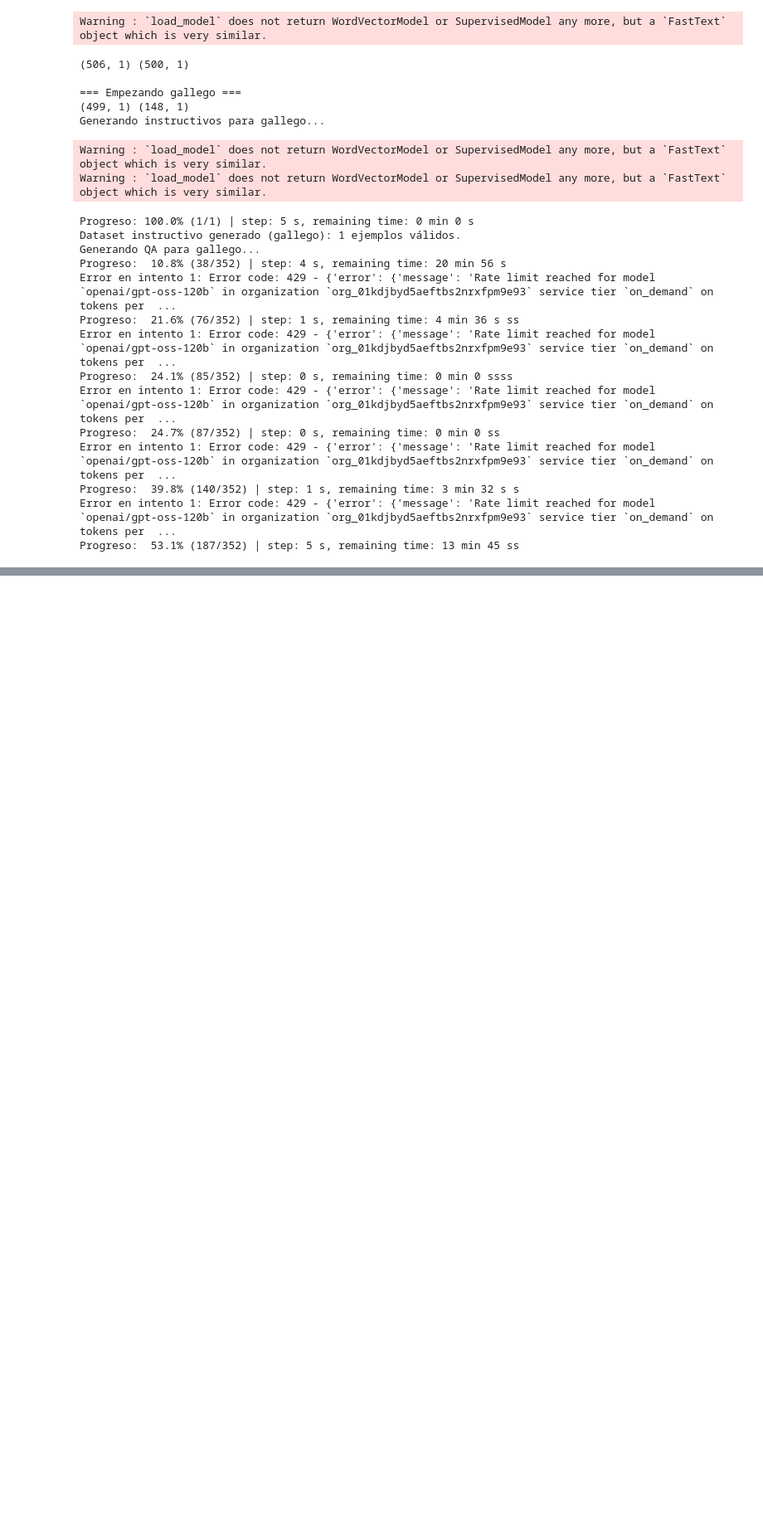
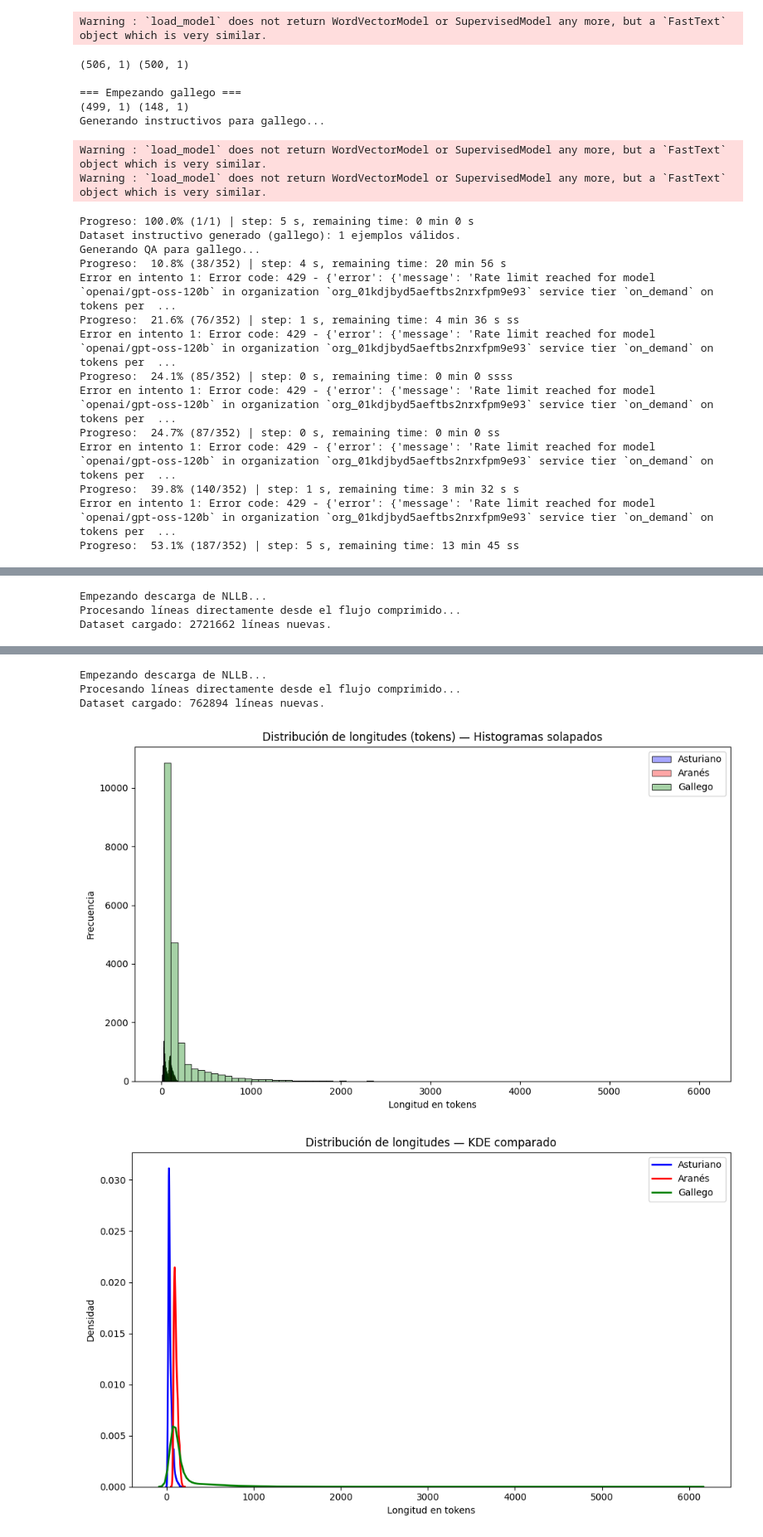
Before and after one commit to MiguelGP-13/TFG, a Jupyter notebook: 3.1-GenerateTrainDatasets.ipynb, the cells around one changed output, grey strips where cells are left out. Shown at 83% size. Saved outputs shown, nothing was run; the diff lists cells and outputs as text; code cells hidden in the pictures; blank space fills up the shorter version.

```diff
--- a/3.1-GenerateTrainDatasets.ipynb
+++ b/3.1-GenerateTrainDatasets.ipynb
@@ -379,7 +379,7 @@ if max_length is None and lengths is not None:
     print(f"🎯 max_length P95 ajustado: {max_length}")
 
 train = ds.tokenize(tokenizer=tokenizer, max_length=max_length)
-ds_gallego = ds
+ds_gl = ds
 
 save_path = f"{save_dir}/{language}.pkl"
 with open(save_path, "wb") as f:
@@ -580,18 +598,15 @@ import numpy as np
 # 1. Cargar longitudes usando tu método get_stats()
 # -------------------------------------------------------------------
 # Suponiendo que ya tienes los LanguageDataset cargados:
-ds = lambda x: (
-        LanguageDataset(x)
+ds = lambda x, minw: (
+        LanguageDataset(x, min_words=minw)
         .read_opus(source="NLLB", version=1)
         .filter_by_language(top_k=10, filter_language_thr=0.3, batch_size=1024)
     )
-ds_ast, ds_arn, ds_gl = ds("asturiano"), ds("aranes"),
+ds_ast, ds_arn = ds("asturiano", 4), ds("aranes", 40)
 lengths_ast = ds_ast.get_stats(TOKENIZER, do_print=False)
 lengths_arn = ds_arn.get_stats(TOKENIZER, do_print=False)
 lengths_gl  = ds_gl.get_stats(TOKENIZER, do_print=False)
-
-# Para este ejemplo, asumimos que ya existen:
-# lengths_ast, lengths_arn, lengths_gl
 
 # -------------------------------------------------------------------
 # 2. Histograma solapado (transparente)
@@ -665,3 +680,4 @@ plt.xlabel("Percentil")
 plt.grid(True, alpha=0.3)
 plt.tight_layout()
 plt.show()
+# %% [output]
@@ -667,0 +685,3 @@ plt.show()
+Empezando descarga de NLLB...
+Procesando líneas directamente desde el flujo comprimido...
+Dataset cargado: 2721662 líneas nuevas.
@@ -667,0 +689,5 @@ plt.show()
+Empezando descarga de NLLB...
+Procesando líneas directamente desde el flujo comprimido...
+Dataset cargado: 762894 líneas nuevas.
+[figure, added]
+[figure, added]
```
Also changed, not shown: parts of 7 cells of this notebook, 4 other files.
